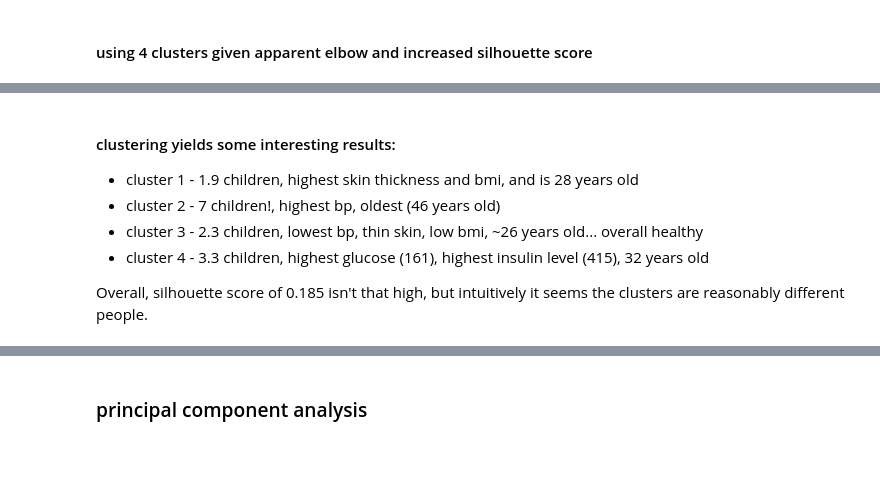
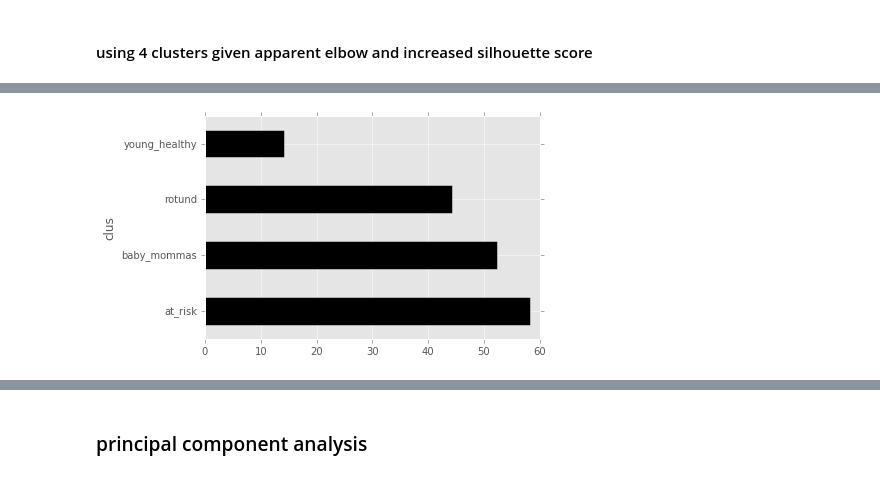
Before and after one commit to zenyui/ga-portfolio, a Jupyter notebook: hw3/ga-zenyui-hw3.ipynb, the cells around one changed output, grey strips where cells are left out. Saved outputs shown, nothing was run; the diff lists cells and outputs as text; code cells hidden in the pictures.

```diff
--- a/hw3/ga-zenyui-hw3.ipynb
+++ b/hw3/ga-zenyui-hw3.ipynb
@@ -130,5 +149,5 @@ plt.plot(x,y);
 # %%
 # create kmeans with 4 clusters, get cluster labels
 km = KMeans(n_clusters=4, n_init=20)
-cluster_labels = km.fit_predict(X_scale)
+cluster_labels = km.fit_predict(X_train)
 # %%
@@ -154,8 +177,7 @@ pd.DataFrame(columns, index=X.columns)
-# %% [markdown]
-#### clustering yields some interesting results:
-- cluster 1 - 1.9 children, highest skin thickness and bmi, and is 28 years old
-- cluster 2 - 7 children!, highest bp, oldest (46 years old)
-- cluster 3 - 2.3 children, lowest bp, thin skin, low bmi, ~26 years old... overall healthy
-- cluster 4 - 3.3 children, highest glucose (161), highest insulin level (415), 32 years old
-
-Overall, silhouette score of 0.185 isn't that high, but intuitively it seems the clusters are reasonably different people.
+# %%
+# Plot % diagnosis per cluster
+dfcl = pd.DataFrame(zip(cluster_labels, y_train), columns=['clus','class'])
+dfcl['clus'] = dfcl.clus.map({0: 'baby_mommas',1:'at_risk',2:'rotund',3:'young_healthy'})
+(dfcl.groupby(['clus']).sum() / dfcl.groupby(['clus']).count()*100).plot(kind='barh', color='k', legend=None);
+# %% [output]
+[figure, added]
```
Also changed, not shown: parts of 17 cells of this notebook.
